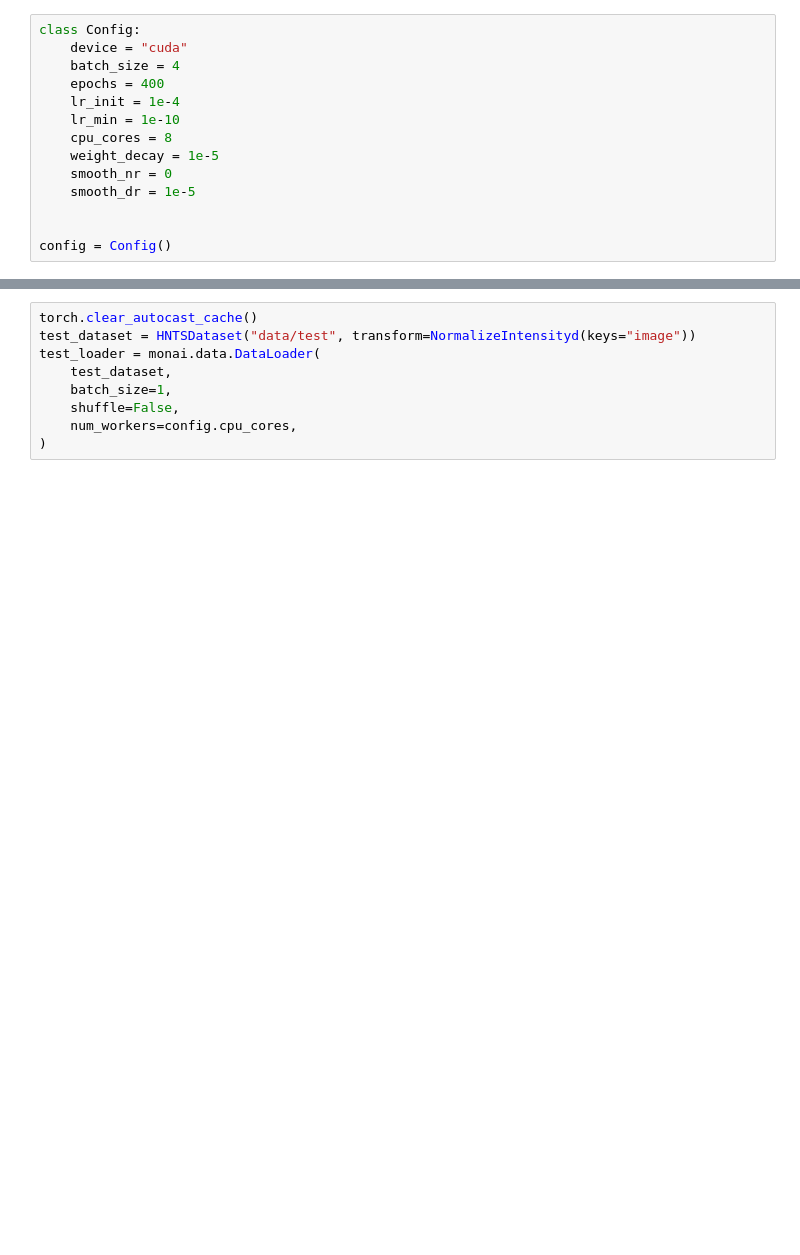
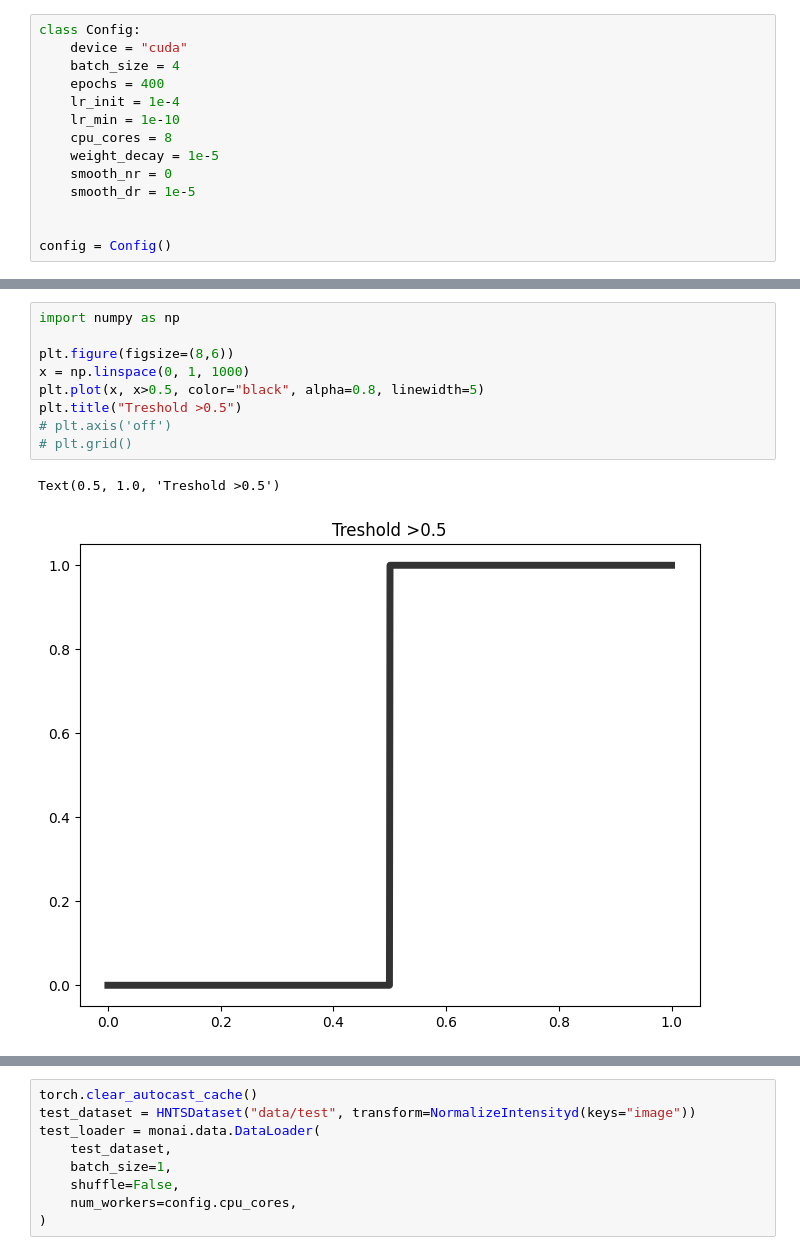
Before and after one commit to andreas122001/tumor-segmentation, a Jupyter notebook: train.ipynb, the cells around one changed output, grey strips where cells are left out. Cells and saved outputs as stored; diff of their text form; blank space fills up the shorter version.

```diff
--- a/train.ipynb
+++ b/train.ipynb
@@ -148,0 +136,12 @@ Epoch 12/400
+# %%
+import numpy as np
+
+plt.figure(figsize=(8,6))
+x = np.linspace(0, 1, 1000)
+plt.plot(x, x>0.5, color="black", alpha=0.8, linewidth=5)
+plt.title("Treshold >0.5")
+# plt.axis('off')
+# plt.grid()
+# %% [output]
+Text(0.5, 1.0, 'Treshold >0.5')
+[figure, added]
```
Also changed, not shown: parts of 29 cells of this notebook, 9 other files.
